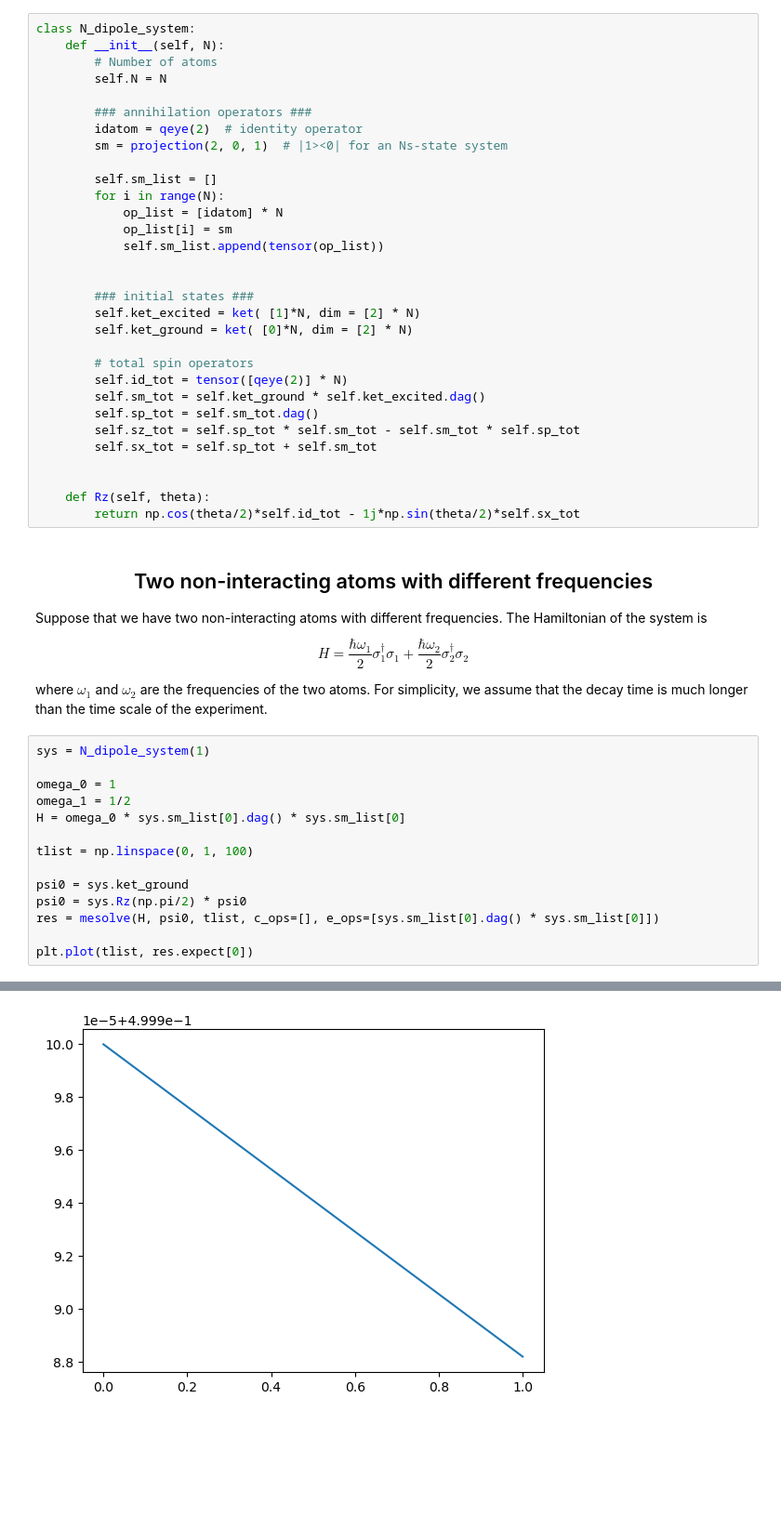
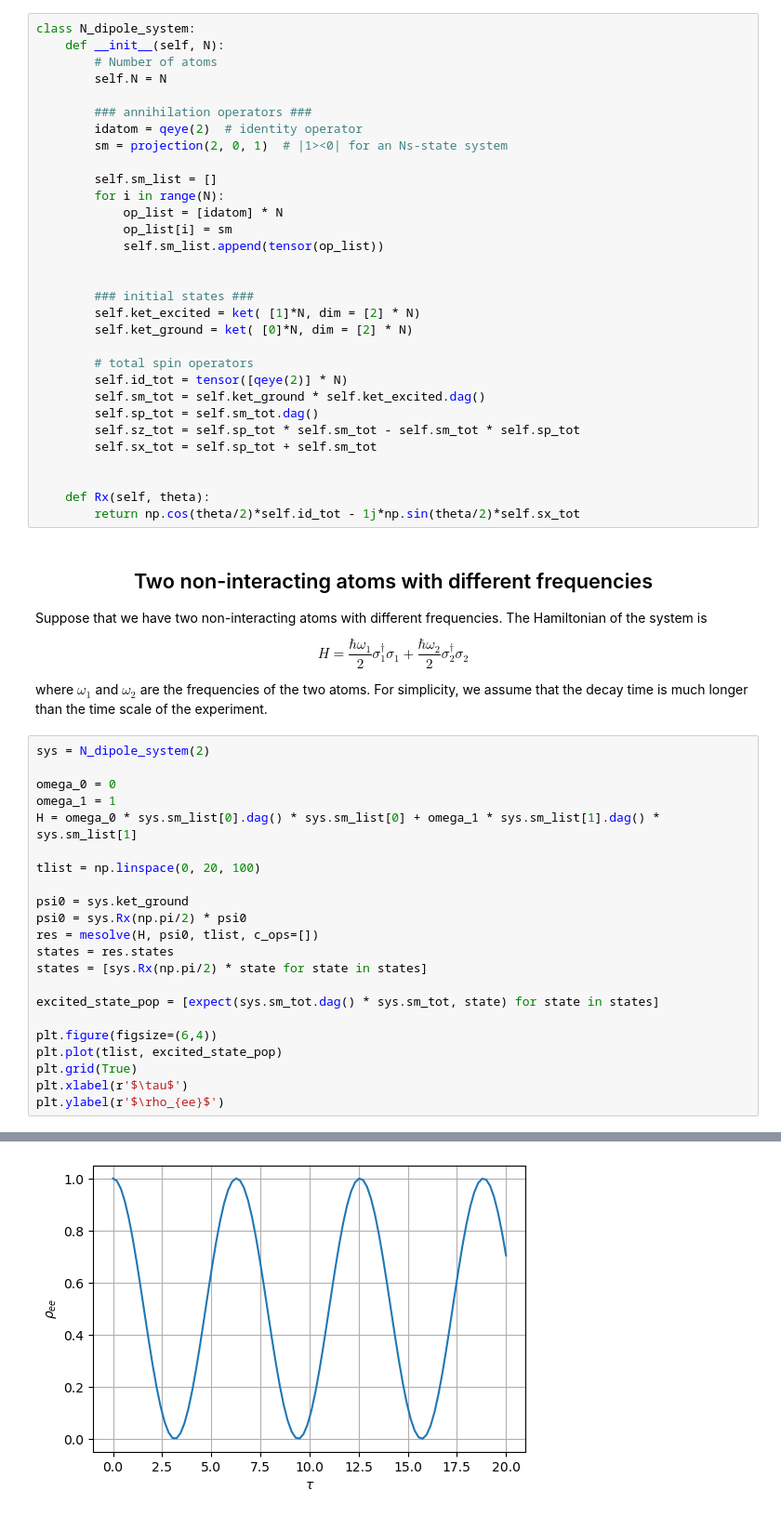
Before and after one commit to christianlange196/fall2023-chm696, a Jupyter notebook: final_project/simulations/ramsey_spectroscopy.ipynb, the cells around one changed output, grey strips where cells are left out. Shown: that part at 93% size. Cells and saved outputs as stored; diff of their text form; blank space fills up the shorter version.

```diff
--- a/final_project/simulations/ramsey_spectroscopy.ipynb
+++ b/final_project/simulations/ramsey_spectroscopy.ipynb
@@ -45,7 +45,7 @@ class N_dipole_system:
         self.sx_tot = self.sp_tot + self.sm_tot
 
 
-    def Rz(self, theta):
+    def Rx(self, theta):
         return np.cos(theta/2)*self.id_tot - 1j*np.sin(theta/2)*self.sx_tot
 # %% [markdown]
 <h2>
@@ -62,17 +62,25 @@ $$
 
 where $\omega_1$ and $\omega_2$ are the frequencies of the two atoms. For simplicity, we assume that the decay time is much longer than the time scale of the experiment.
 # %%
-sys = N_dipole_system(1)
+sys = N_dipole_system(2)
 
-omega_0 = 1
-omega_1 = 1/2
-H = omega_0 * sys.sm_list[0].dag() * sys.sm_list[0]
+omega_0 = 0
+omega_1 = 1
+H = omega_0 * sys.sm_list[0].dag() * sys.sm_list[0] + omega_1 * sys.sm_list[1].dag() * sys.sm_list[1]
 
-tlist = np.linspace(0, 1, 100)
+tlist = np.linspace(0, 20, 100)
 
 psi0 = sys.ket_ground
-psi0 = sys.Rz(np.pi/2) * psi0
-res = mesolve(H, psi0, tlist, c_ops=[], e_ops=[sys.sm_list[0].dag() * sys.sm_list[0]])
+psi0 = sys.Rx(np.pi/2) * psi0
+res = mesolve(H, psi0, tlist, c_ops=[])
+states = res.states
+states = [sys.Rx(np.pi/2) * state for state in states]
 
-plt.plot(tlist, res.expect[0])
+excited_state_pop = [expect(sys.sm_tot.dag() * sys.sm_tot, state) for state in states]
+
+plt.figure(figsize=(6,4))
+plt.plot(tlist, excited_state_pop)
+plt.grid(True)
+plt.xlabel(r'$\tau$')
+plt.ylabel(r'$\rho_{ee}$')
 # %% [output]
@@ -80 +88 @@ plt.plot(tlist, res.expect[0])
-[figure, old version]
+[figure, new version]
```
Also changed, not shown: parts of 3 cells of this notebook.
